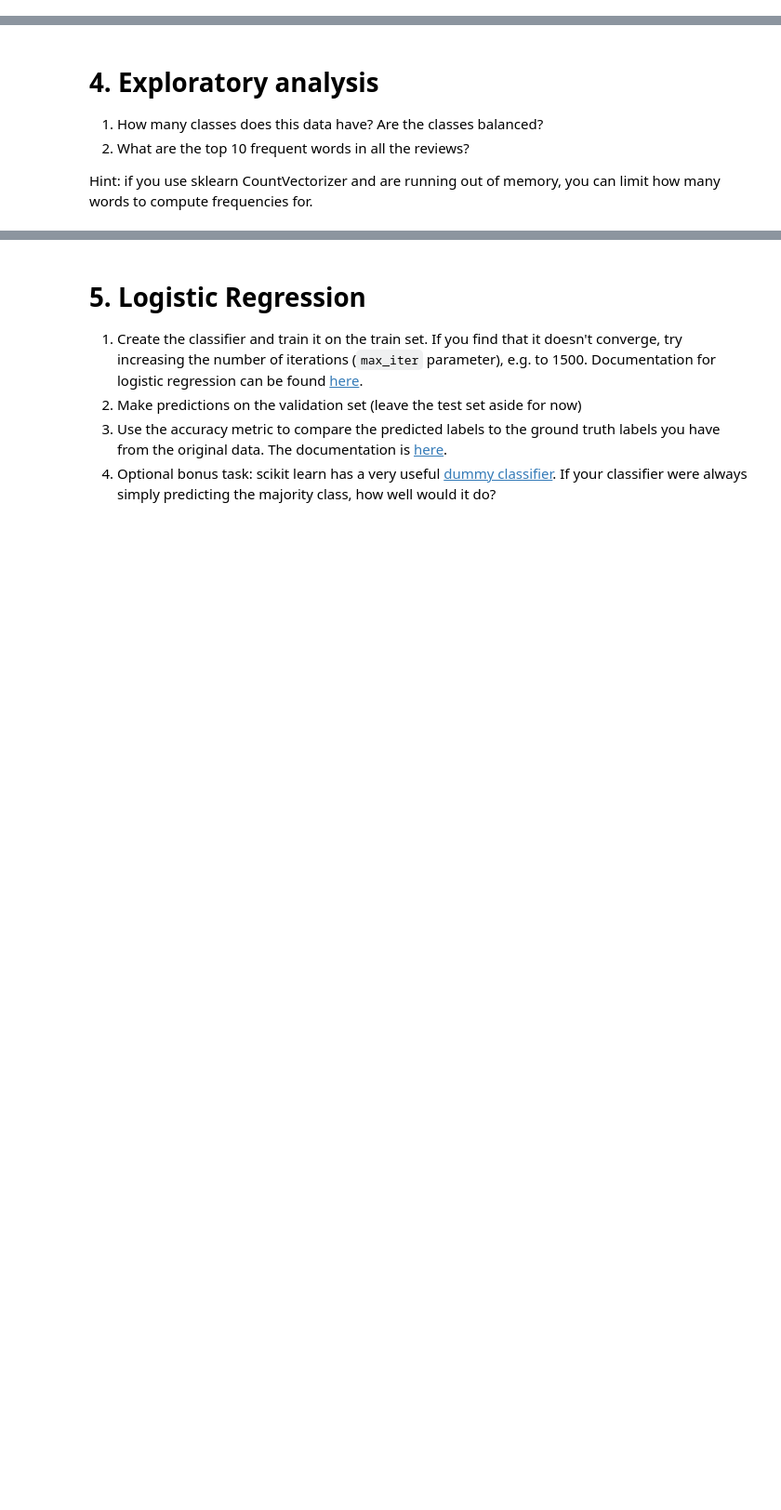
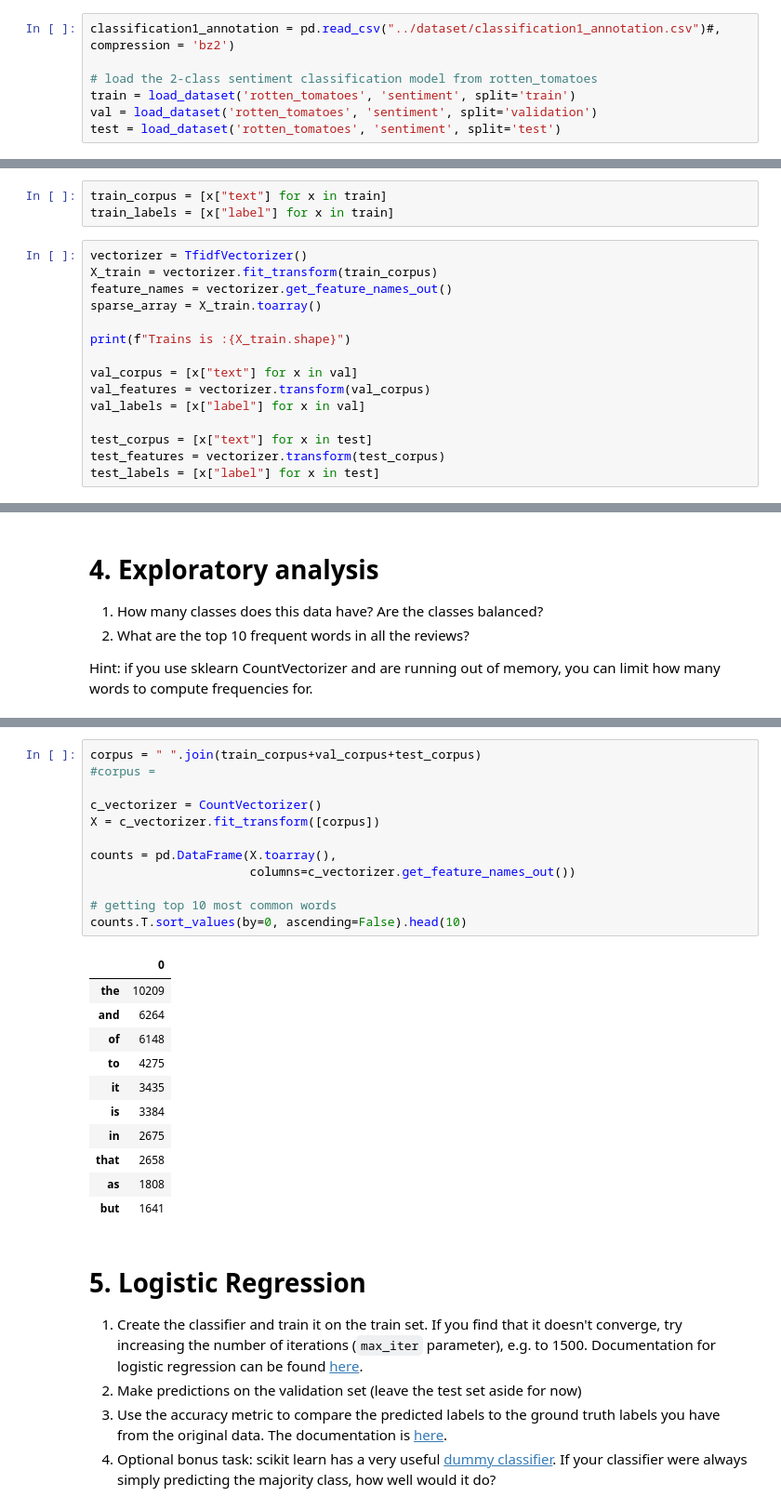
Before and after one commit to Studenterbruger/Advanced-Social-Data-Science-2, a Jupyter notebook: 3_Classification/ASDS2 Exercise 3.1.ipynb, the cells around one changed output, grey strips where cells are left out. Shown at 93% size. Drawn from its saved outputs; the diff is of its cells as text; blank space fills up the shorter version.

```diff
--- a/3_Classification/ASDS2 Exercise 3.1.ipynb
+++ b/3_Classification/ASDS2 Exercise 3.1.ipynb
@@ -24,3 +35,10 @@ This is a data set of short snippets from movie reviews on Rotten Tomatoes, alon
 3. Print some review to have an idea of what kind of data this is.
 
 You can also browse all HF datasets visually online at [huggingface datasets](https://huggingface.co/datasets/tweet_eval).
+# %%
+classification1_annotation = pd.read_csv("../dataset/classification1_annotation.csv")#, compression = 'bz2')
+
+# load the 2-class sentiment classification model from rotten_tomatoes
+train = load_dataset('rotten_tomatoes', 'sentiment', split='train')
+val = load_dataset('rotten_tomatoes', 'sentiment', split='validation')
+test = load_dataset('rotten_tomatoes', 'sentiment', split='test')
@@ -31,3 +62,21 @@ You can also browse all HF datasets visually online at [huggingface datasets](ht
 2. Turn the texts into numbers with TFIDF vectorizer from scikit-learn.
 
 TF-IDF vectorizer documentation can be found [here](https://scikit-learn.org/stable/modules/generated/sklearn.feature_extraction.text.TfidfVectorizer.html).
+# %%
+train_corpus = [x["text"] for x in train]
+train_labels = [x["label"] for x in train]
+# %%
+vectorizer = TfidfVectorizer()
+X_train = vectorizer.fit_transform(train_corpus)
+feature_names = vectorizer.get_feature_names_out()
+sparse_array = X_train.toarray()
+
+print(f"Trains is :{X_train.shape}")
+
+val_corpus = [x["text"] for x in val]
+val_features = vectorizer.transform(val_corpus)
+val_labels = [x["label"] for x in val]
+
+test_corpus = [x["text"] for x in test]
+test_features = vectorizer.transform(test_corpus)
+test_labels = [x["label"] for x in test]
@@ -41,3 +97,27 @@ Hint: if you use sklearn CountVectorizer and are running out of memory, you can
+# %%
+corpus = " ".join(train_corpus+val_corpus+test_corpus)
+#corpus =
+
+c_vectorizer = CountVectorizer()
+X = c_vectorizer.fit_transform([corpus])
+
+counts = pd.DataFrame(X.toarray(),
+                      columns=c_vectorizer.get_feature_names_out())
+
+# getting top 10 most common words
+counts.T.sort_values(by=0, ascending=False).head(10)
+# %% [output]
+|  | 0 |
+| the | 10209 |
+| and | 6264 |
+| of | 6148 |
+| to | 4275 |
+| it | 3435 |
+| is | 3384 |
+| in | 2675 |
+| that | 2658 |
+| as | 1808 |
+| but | 1641 |
 # %% [markdown]
 # 5. Logistic Regression
 
```
Also changed, not shown: parts of 8 cells of this notebook, 11 other files.
